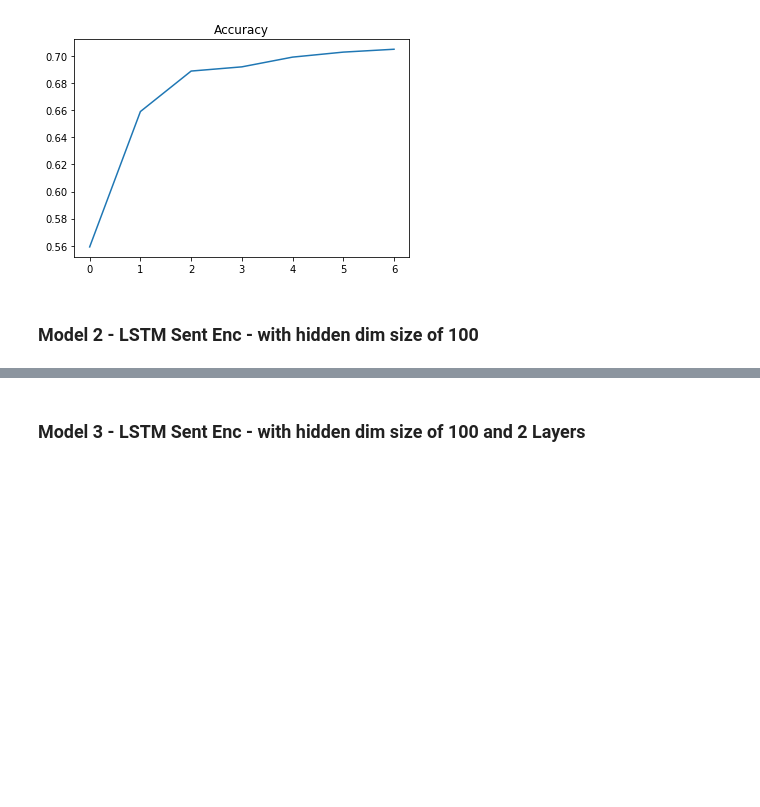
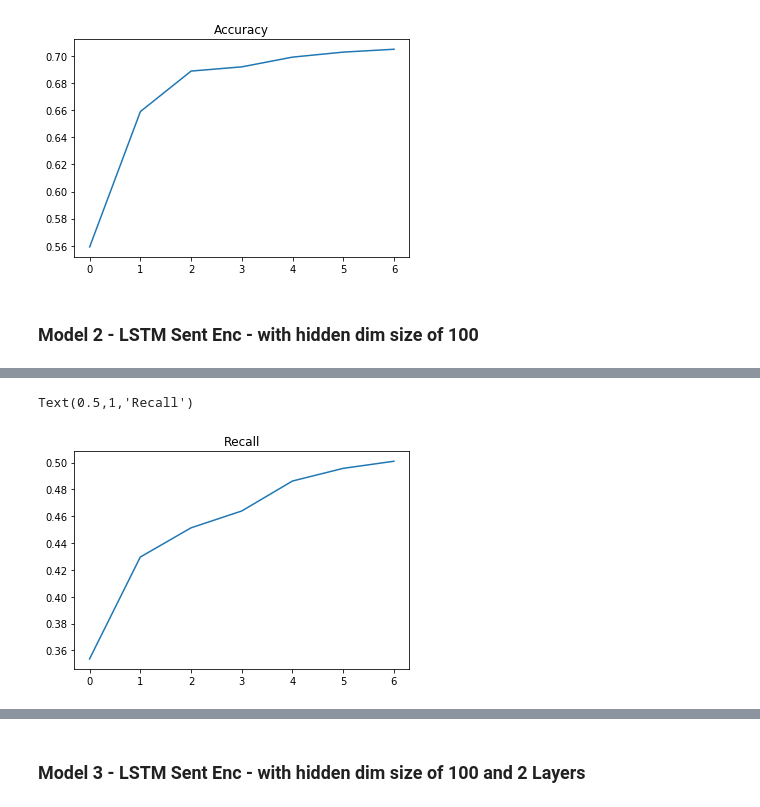
Before and after one commit to djinn-anthrope/Sexist_Stereotype_Classification, a Jupyter notebook: src/classification/Binary_Classification_Recurrent_model.ipynb, the cells around one changed output, grey strips where cells are left out. Drawn from its saved outputs; the diff is of its cells as text; code cells hidden in the pictures; blank space fills up the shorter version.

```diff
--- a/src/classification/Binary_Classification_Recurrent_model.ipynb
+++ b/src/classification/Binary_Classification_Recurrent_model.ipynb
@@ -389,0 +304,6 @@ sns.lineplot(iterNums,[i.item() for i in train_losses_iterwise])
+# %%
+sns.lineplot(iterNums,[i.item() for i in recall_iterwise])
+plt.title("Recall")
+# %% [output]
+Text(0.5,1,'Recall')
+[figure, added]
```
Also changed, not shown: parts of 24 cells of this notebook.
